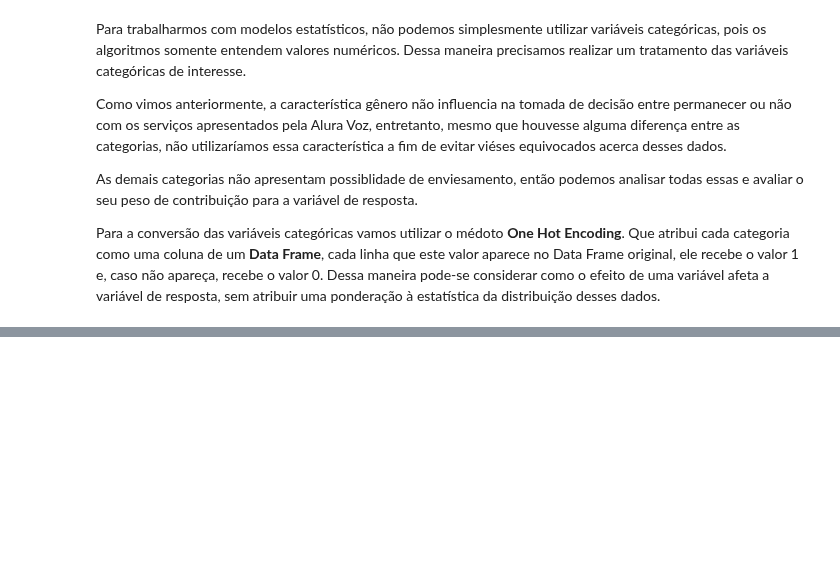
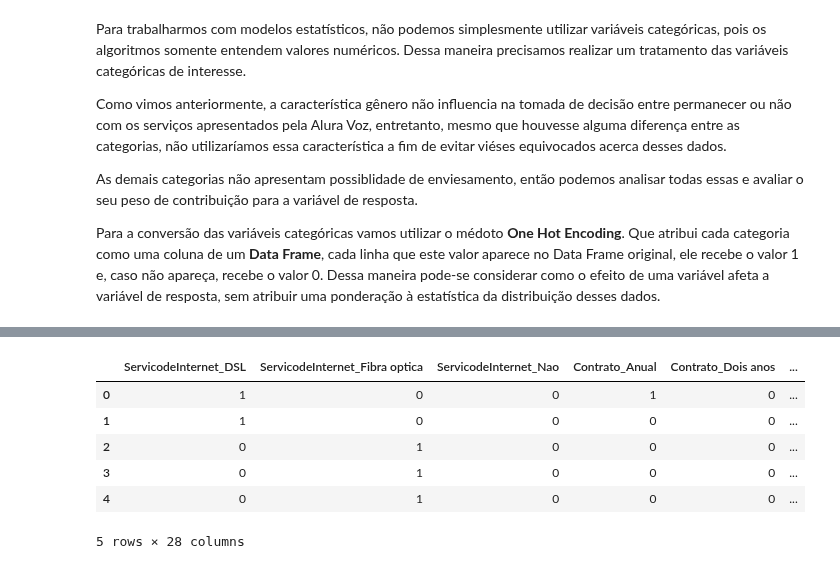
Before and after one commit to askot19/Analise_de_dados, a Jupyter notebook: Telefonia/3 - Modelos Preditivos/3 - Modelos Preditivos.ipynb, the cells around one changed output, grey strips where cells are left out. Drawn from its saved outputs; the diff is of its cells as text; code cells hidden in the pictures; blank space fills up the shorter version.

```diff
--- a/Telefonia/3 - Modelos Preditivos/3 - Modelos Preditivos.ipynb
+++ b/Telefonia/3 - Modelos Preditivos/3 - Modelos Preditivos.ipynb
@@ -55,0 +117,19 @@ Para a conversão das variáveis categóricas vamos utilizar o médoto **One Hot
+# %%
+# Reinserindo dados acerca de pagamentos, posse e demais variáveis categóricas
+df_ohe['CobrancasMensais'] = dados['CobrancasMensais'].copy()
+df_ohe['CobrancasTotais'] = dados['CobrancasTotais'].copy()
+df_ohe['Posse'] = dados['Posse'].copy()
+df_ohe['Evasao'] = dados['Evasao'].copy()
+df_ohe['Genero'] = dados['Genero'].copy()
+df_ohe['Senior'] = dados['Senior'].copy()
+df_ohe['Casado(a)'] = dados['Casado(a)'].copy()
+df_ohe['Dependentes'] = dados['Dependentes'].copy()
+df_ohe['ServicoTelefonico'] = dados['ServicoTelefonico'].copy()
+df_ohe['MultiplasLinhas'] = dados['MultiplasLinhas'].copy()
+df_ohe['SegurancaOnline'] = dados['SegurancaOnline'].copy()
+df_ohe['BackupOnline'] = dados['BackupOnline'].copy()
+df_ohe['ProtecaodeDispositivo'] = dados['ProtecaodeDispositivo'].copy()
+df_ohe['SuporteTecnico'] = dados['SuporteTecnico'].copy()
+df_ohe['StreamingTV'] = dados['StreamingTV'].copy()
+df_ohe['StreamingFilmes'] = dados['StreamingFilmes'].copy()
+df_ohe['CobrancasemPapel'] = dados['CobrancasemPapel'].copy()
@@ -55,0 +157,14 @@ Para a conversão das variáveis categóricas vamos utilizar o médoto **One Hot
+# %%
+#Construção de dicionario para alterar características binárias
+binario = {'Sim': 1, 'Nao':0, 'Homem': 0, 'Mulher': 1}
+# %%
+df_ohe = df_ohe.replace(binario)
+df_ohe.head()
+# %% [output]
+|  | ServicodeInternet_DSL | ServicodeInternet_Fibra optica | ServicodeInternet_Nao | Contrato_Anual | Contrato_Dois anos | ... |
+| 0 | 1 | 0 | 0 | 1 | 0 | ... |
+| 1 | 1 | 0 | 0 | 0 | 0 | ... |
+| 2 | 0 | 1 | 0 | 0 | 0 | ... |
+| 3 | 0 | 1 | 0 | 0 | 0 | ... |
+| 4 | 0 | 1 | 0 | 0 | 0 | ... |
+5 rows × 28 columns
```
Also changed, not shown: parts of 10 cells of this notebook.
